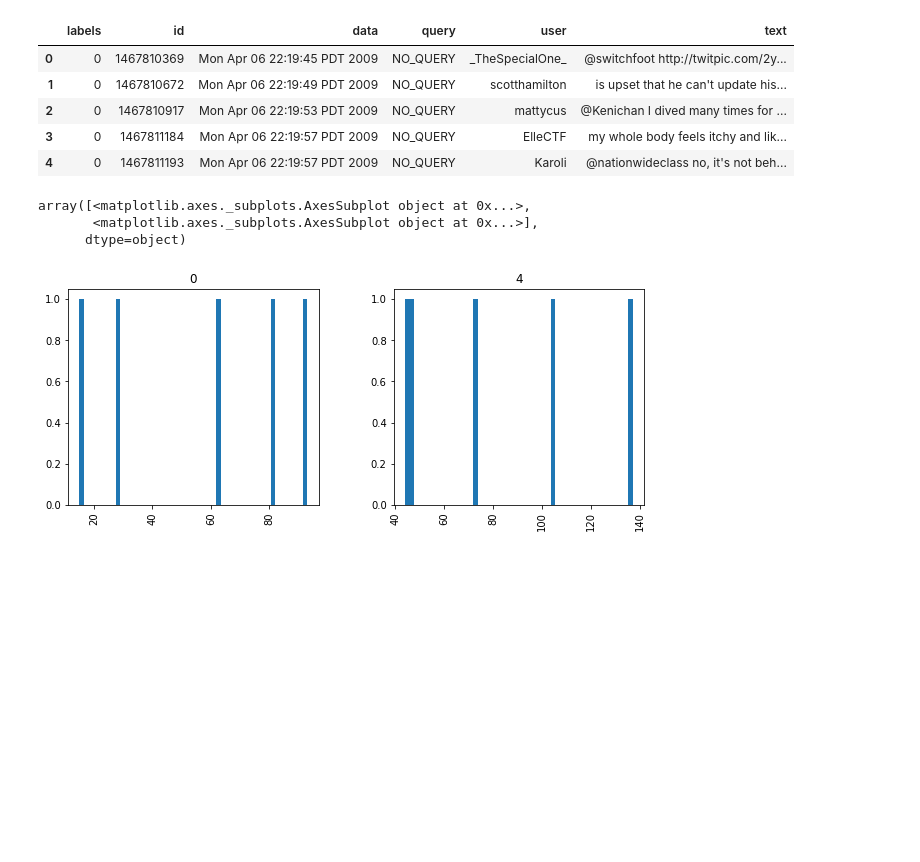
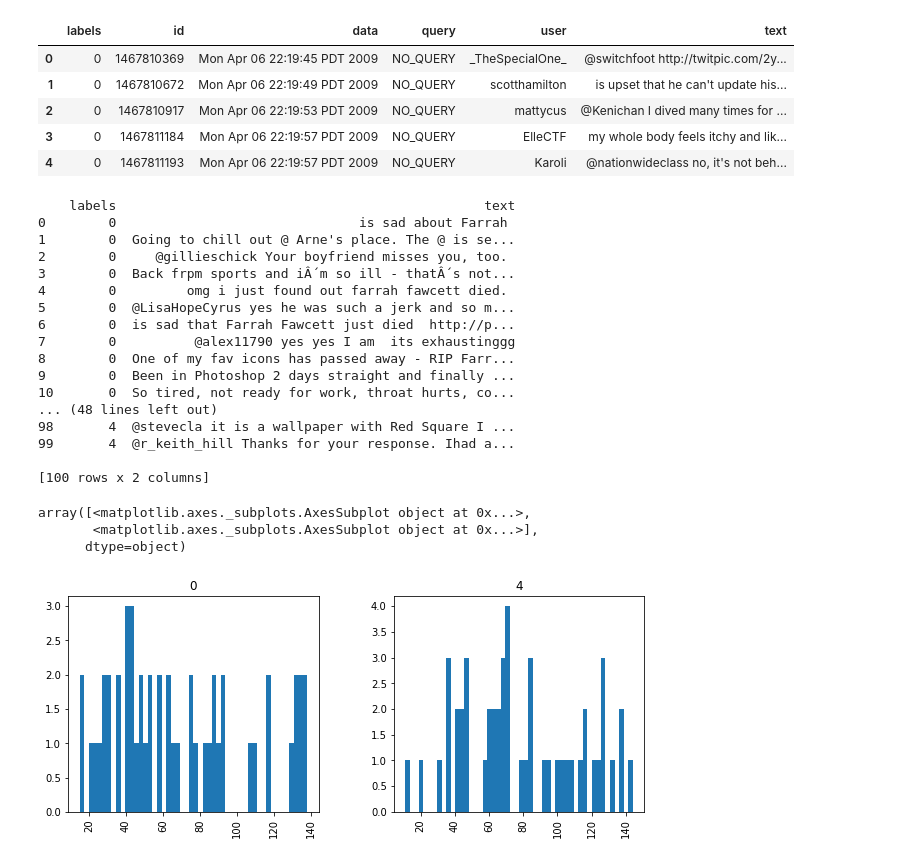
Before and after one commit to psullus/machine-learning, a Jupyter notebook: capstone/capstone.ipynb, the cells around one changed output. Saved outputs shown, nothing was run; the diff lists cells and outputs as text; code cells hidden in the pictures; blank space fills up the shorter version.

```diff
--- a/capstone/capstone.ipynb
+++ b/capstone/capstone.ipynb
@@ -58,19 +59,41 @@ dataframe.head()
 | 4 | 0 | 1467811193 | Mon Apr 06 22:19:57 PDT 2009 | NO_QUERY | Karoli | @nationwideclass no, it's not beh... |
 # %%
 # Preprocess the data
-dataframe_short = dataframe[799995:800005]
+dataframe_short = dataframe[799950:800050]
+dataframe_short = dataframe_short.reset_index(drop=True)
+#print(dataframe_short)
 
 twitterData = dataframe_short.drop(columns=['id', 'data', 'query', 'user'])
+twitterLabelledData = dataframe_short.drop(columns=['id', 'data', 'query', 'user'])
+print(twitterLabelledData)
+
 #twitterData.describe()
 twitterData.groupby('labels').describe()
 twitterData['length'] = twitterData['text'].apply(len)
 #twitterData['length'].plot(bins = 50, kind = 'hist', figsize = (6, 4))
 twitterData.hist(column = 'length', by = 'labels', bins = 50, figsize = (10, 4))
 # %% [output]
-array([<matplotlib.axes._subplots.AxesSubplot object at 0x...>,
-       <matplotlib.axes._subplots.AxesSubplot object at 0x...>],
-      dtype=object)
+    labels                                               text
+0        0                               is sad about Farrah
+1        0  Going to chill out @ Arne's place. The @ is se...
+2        0     @gillieschick Your boyfriend misses you, too.
+3        0  Back frpm sports and iÂ´m so ill - thatÂ´s not...
+4        0         omg i just found out farrah fawcett died.
+5        0  @LisaHopeCyrus yes he was such a jerk and so m...
+6        0  is sad that Farrah Fawcett just died  http://p...
+7        0          @alex11790 yes yes I am  its exhaustinggg
+8        0  One of my fav icons has passed away - RIP Farr...
+9        0  Been in Photoshop 2 days straight and finally ...
+10       0  So tired, not ready for work, throat hurts, co...
+... (48 lines left out)
+98       4  @stevecla it is a wallpaper with Red Square I ...
+99       4  @r_keith_hill Thanks for your response. Ihad a...
+
+[100 rows x 2 columns]
+array([<matplotlib.axes._subplots.AxesSubplot object at 0x...>,
+       <matplotlib.axes._subplots.AxesSubplot object at 0x...>],
+      dtype=object)
-[figure, old version]
+[figure, new version]
 # %%
 #twitterData.info()
 twitterText = twitterData.drop(columns=['length', 'labels'])
```
Also changed, not shown: parts of 5 cells of this notebook.
